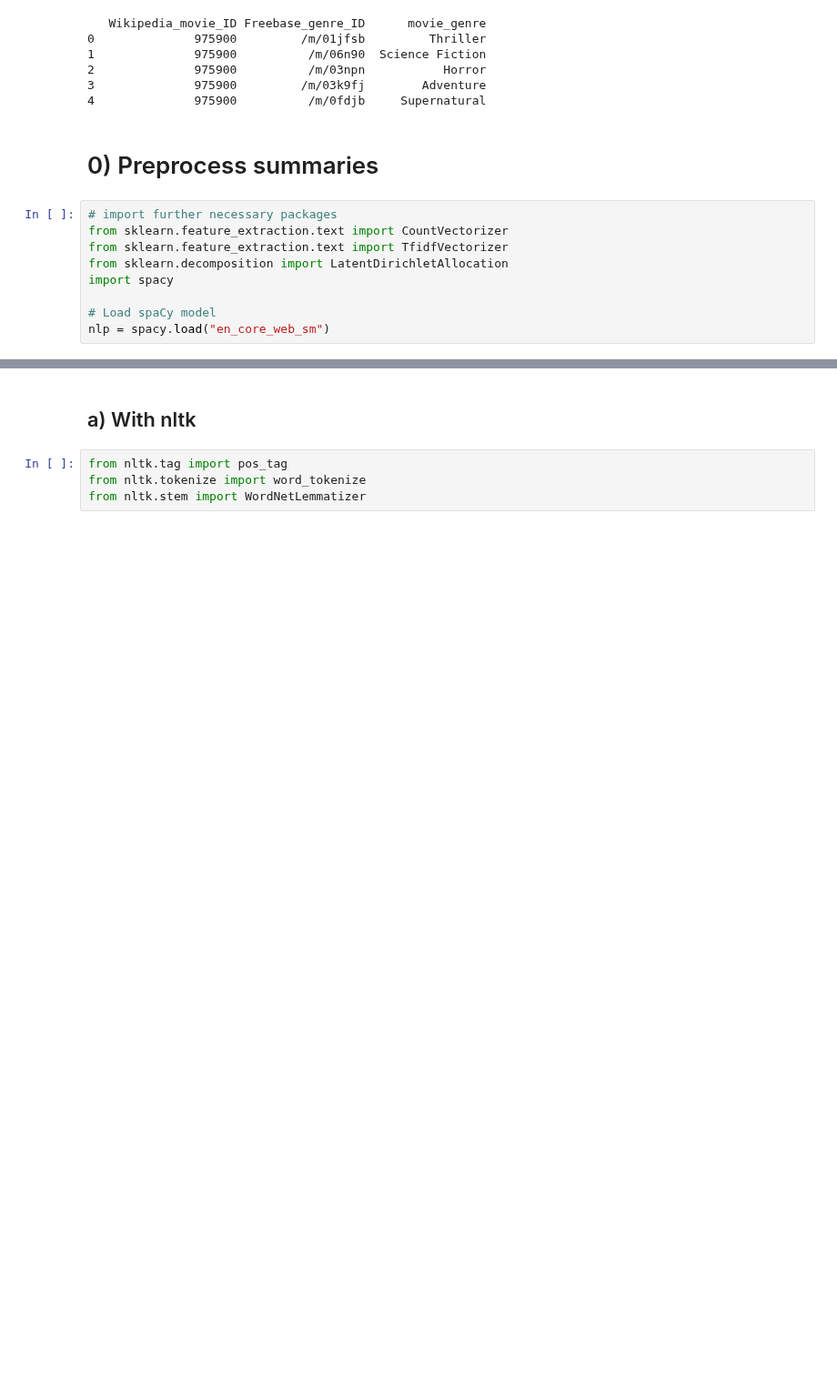
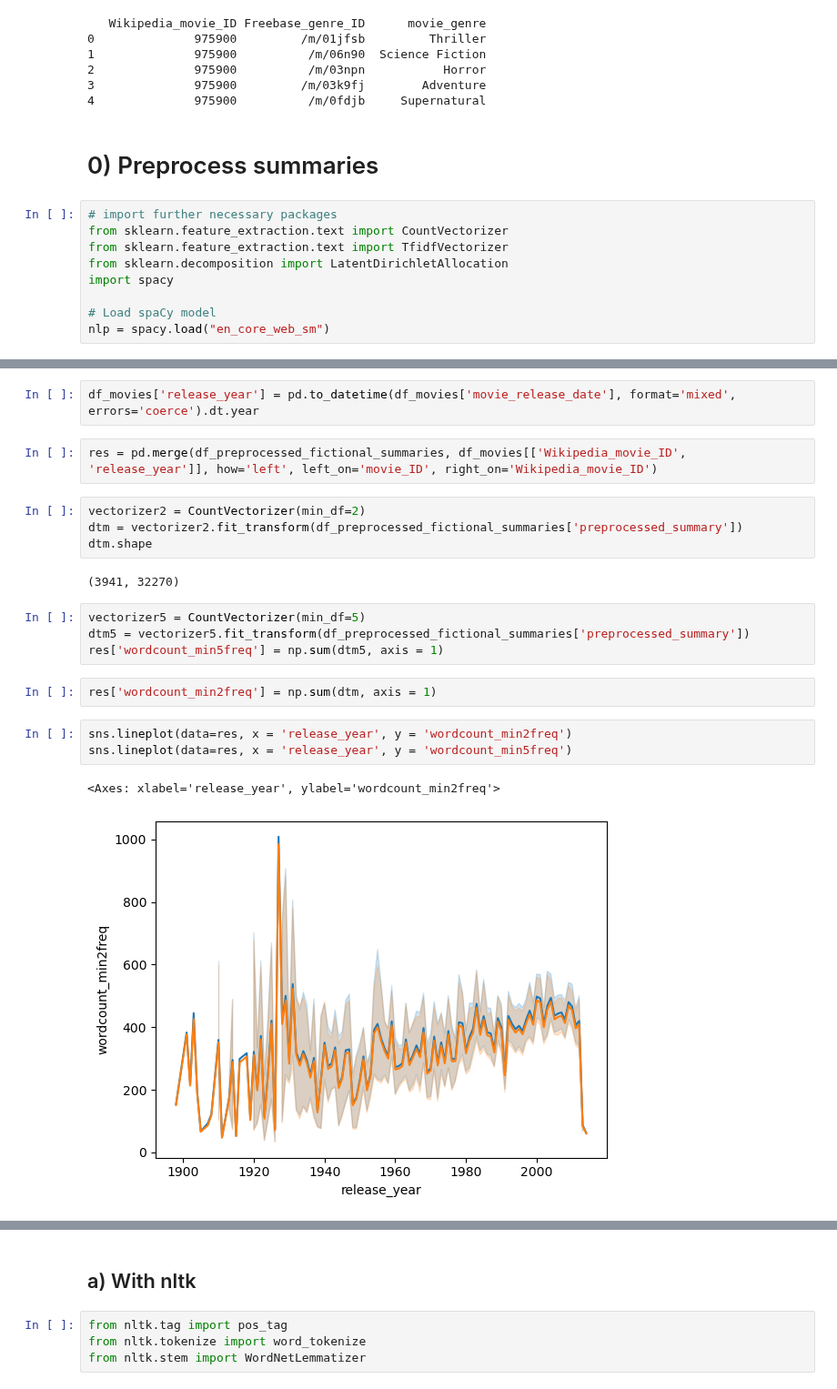
Before and after one commit to epfl-ada/ada-2023-project-thepiratesofthestreet, a Jupyter notebook: Topic_Model_sklearn.ipynb, the cells around one changed output, grey strips where cells are left out. Shown at 91% size. Cells and saved outputs as stored; diff of their text form; blank space fills up the shorter version.

```diff
--- a/Topic_Model_sklearn.ipynb
+++ b/Topic_Model_sklearn.ipynb
@@ -57,0 +97,22 @@ nlp = spacy.load("en_core_web_sm")
+# %%
+df_movies['release_year'] = pd.to_datetime(df_movies['movie_release_date'], format='mixed', errors='coerce').dt.year
+# %%
+res = pd.merge(df_preprocessed_fictional_summaries, df_movies[['Wikipedia_movie_ID', 'release_year']], how='left', left_on='movie_ID', right_on='Wikipedia_movie_ID')
+# %%
+vectorizer2 = CountVectorizer(min_df=2)
+dtm = vectorizer2.fit_transform(df_preprocessed_fictional_summaries['preprocessed_summary'])
+dtm.shape
+# %% [output]
+(3941, 32270)
+# %%
+vectorizer5 = CountVectorizer(min_df=5)
+dtm5 = vectorizer5.fit_transform(df_preprocessed_fictional_summaries['preprocessed_summary'])
+res['wordcount_min5freq'] = np.sum(dtm5, axis = 1)
+# %%
+res['wordcount_min2freq'] = np.sum(dtm, axis = 1)
+# %%
+sns.lineplot(data=res, x = 'release_year', y = 'wordcount_min2freq')
+sns.lineplot(data=res, x = 'release_year', y = 'wordcount_min5freq')
+# %% [output]
+<Axes: xlabel='release_year', ylabel='wordcount_min2freq'>
+[figure, added]
```
Also changed, not shown: parts of 19 cells of this notebook, 4 other files.
